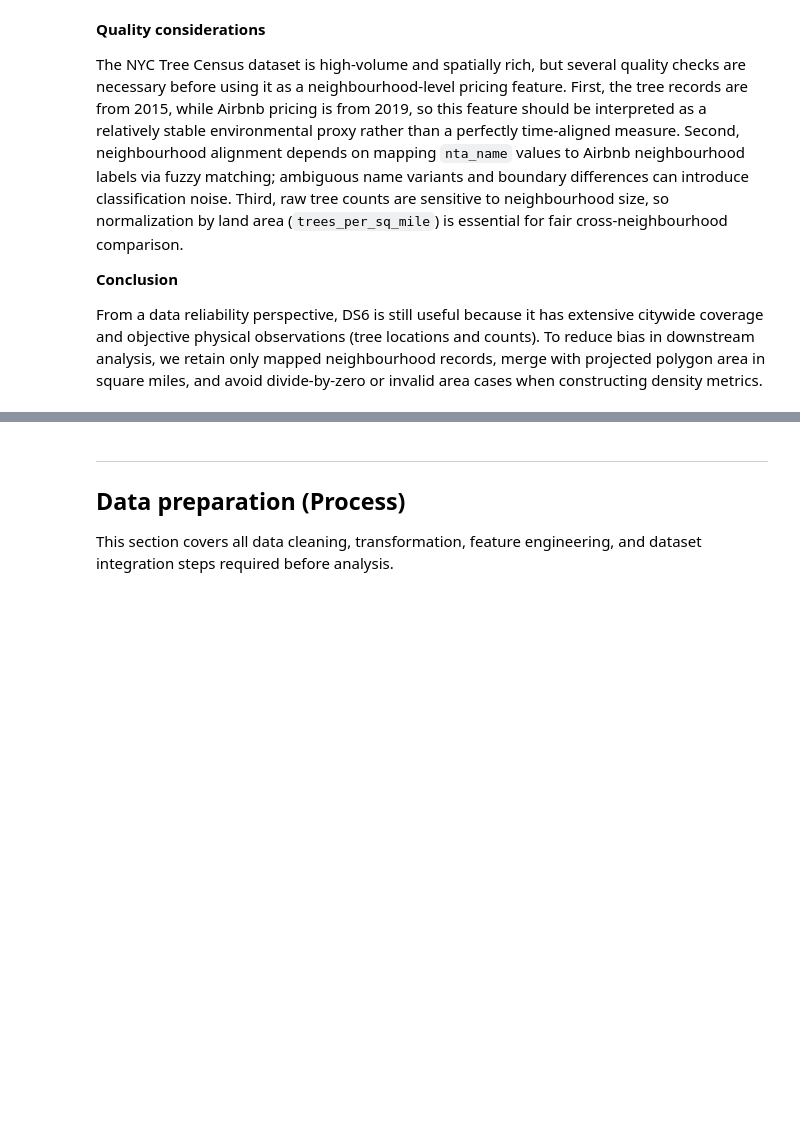
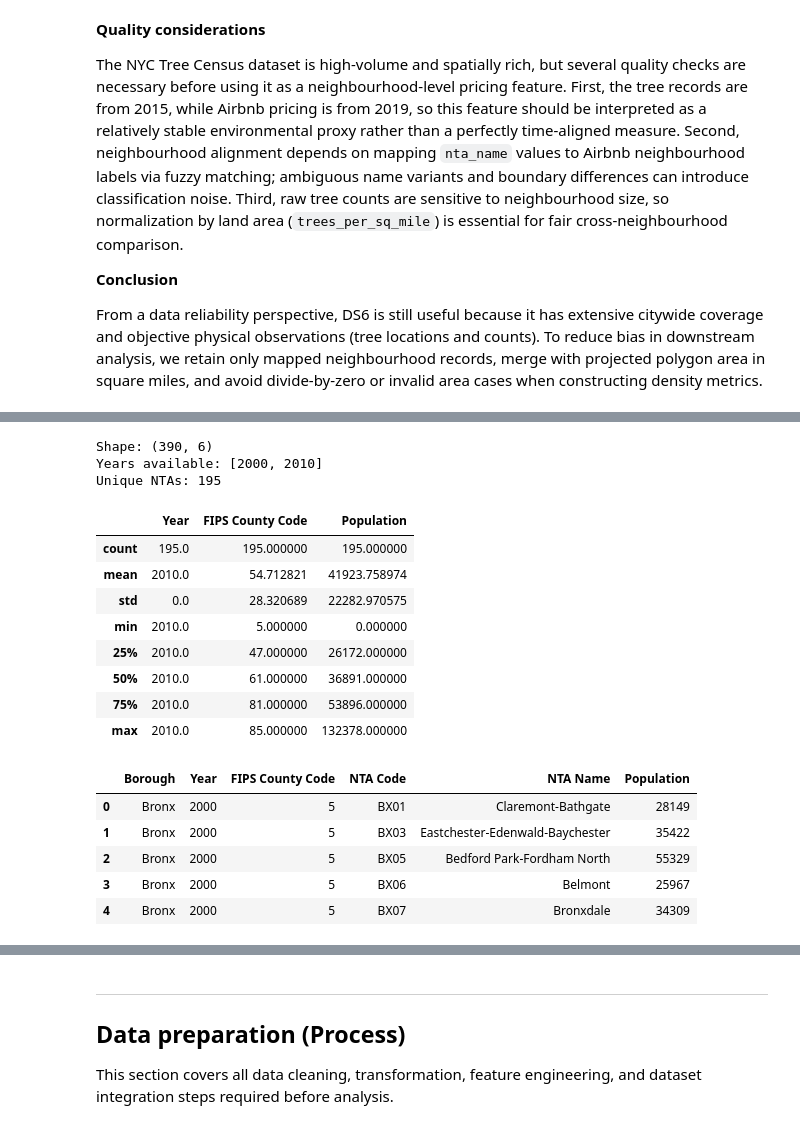
Before and after one commit to nigelyeap/airbnb_nyc, a Jupyter notebook: SC3021 cleaned_ys.ipynb, the cells around one changed output, grey strips where cells are left out. Cells and saved outputs as stored; diff of their text form; code cells hidden in the pictures; blank space fills up the shorter version.

```diff
--- a/SC3021 cleaned_ys.ipynb
+++ b/SC3021 cleaned_ys.ipynb
@@ -568,0 +574,26 @@ From a data reliability perspective, DS6 is still useful because it has extensiv
+# %%
+# Preview NTA population data
+print("Shape:", nta_pop_df.shape)
+print("Years available:", sorted(nta_pop_df["Year"].unique().tolist()))
+print("Unique NTAs:", nta_pop_df["NTA Name"].nunique())
+display(nta_pop_df[nta_pop_df["Year"] == 2010].describe())
+display(nta_pop_df.head())
+# %% [output]
+Shape: (390, 6)
+Years available: [2000, 2010]
+Unique NTAs: 195
+|  | Year | FIPS County Code | Population |
+| count | 195.0 | 195.000000 | 195.000000 |
+| mean | 2010.0 | 54.712821 | 41923.758974 |
+| std | 0.0 | 28.320689 | 22282.970575 |
+| min | 2010.0 | 5.000000 | 0.000000 |
+| 25% | 2010.0 | 47.000000 | 26172.000000 |
+| 50% | 2010.0 | 61.000000 | 36891.000000 |
+| 75% | 2010.0 | 81.000000 | 53896.000000 |
+| max | 2010.0 | 85.000000 | 132378.000000 |
+|  | Borough | Year | FIPS County Code | NTA Code | NTA Name | Population |
+| 0 | Bronx | 2000 | 5 | BX01 | Claremont-Bathgate | 28149 |
+| 1 | Bronx | 2000 | 5 | BX03 | Eastchester-Edenwald-Baychester | 35422 |
+| 2 | Bronx | 2000 | 5 | BX05 | Bedford Park-Fordham North | 55329 |
+| 3 | Bronx | 2000 | 5 | BX06 | Belmont | 25967 |
+| 4 | Bronx | 2000 | 5 | BX07 | Bronxdale | 34309 |
```
Also changed, not shown: parts of 4 cells of this notebook.
